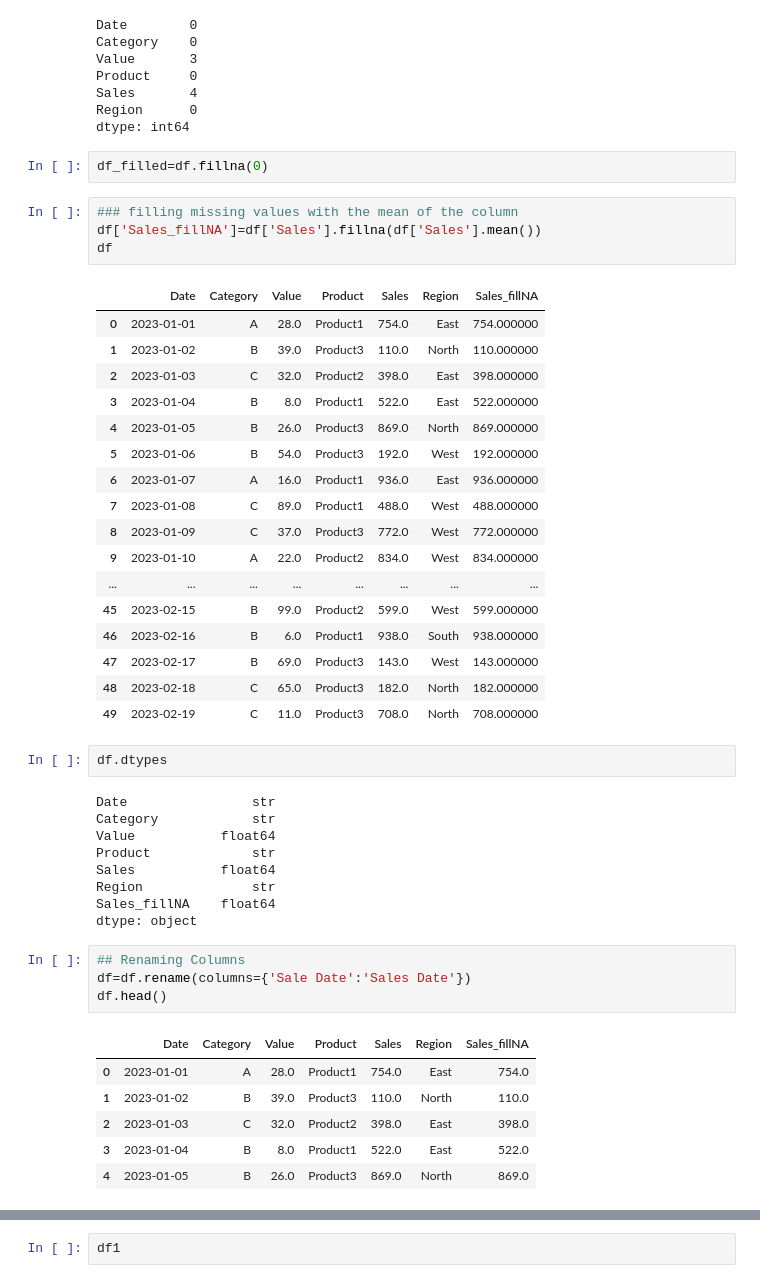
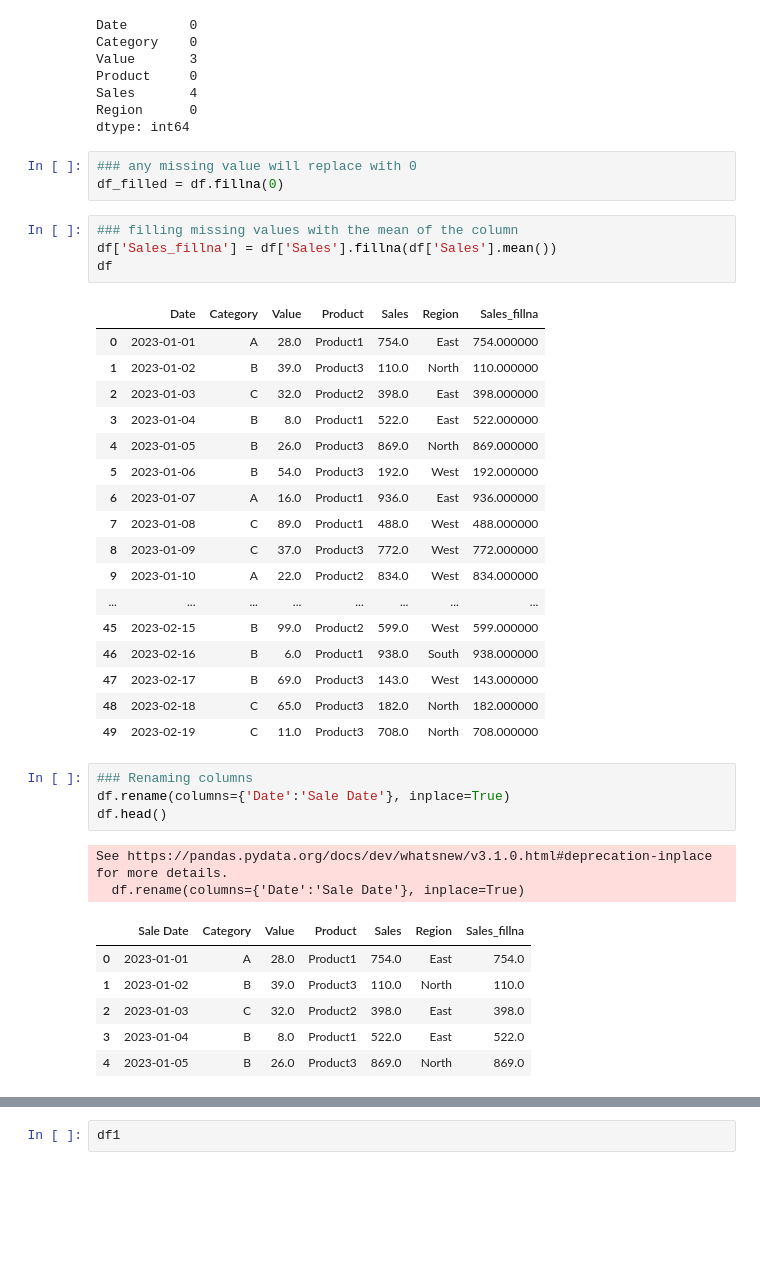
Before and after one commit to nitish-mandal/Data-Analytics, a Jupyter notebook: Data_Analysis_with_python/10.3-data_manipulation.ipynb, the cells around one changed output, grey strips where cells are left out. Cells and saved outputs as stored; diff of their text form; blank space fills up the shorter version.

```diff
--- a/Data_Analysis_with_python/10.3-datamanipulation.ipynb
+++ b/Data_Analysis_with_python/10.3-data_manipulation.ipynb
@@ -66,14 +67,15 @@ Product     0
 Sales       4
 Region      0
 dtype: int64
-# %%
-df_filled=df.fillna(0)
+# %%
+### any missing value will replace with 0
+df_filled = df.fillna(0)
 # %%
 ### filling missing values with the mean of the column
-df['Sales_fillNA']=df['Sales'].fillna(df['Sales'].mean())
+df['Sales_fillna'] = df['Sales'].fillna(df['Sales'].mean())
 df
 # %% [output]
-|  | Date | Category | Value | Product | Sales | Region | Sales_fillNA |
+|  | Date | Category | Value | Product | Sales | Region | Sales_fillna |
 | 0 | 2023-01-01 | A | 28.0 | Product1 | 754.0 | East | 754.000000 |
 | 1 | 2023-01-02 | B | 39.0 | Product3 | 110.0 | North | 110.000000 |
 | 2 | 2023-01-03 | C | 32.0 | Product2 | 398.0 | East | 398.000000 |
@@ -90,23 +92,14 @@ df
 | 47 | 2023-02-17 | B | 69.0 | Product3 | 143.0 | West | 143.000000 |
 | 48 | 2023-02-18 | C | 65.0 | Product3 | 182.0 | North | 182.000000 |
 | 49 | 2023-02-19 | C | 11.0 | Product3 | 708.0 | North | 708.000000 |
-# %%
-df.dtypes
-# %% [output]
-Date                str
-Category            str
-Value           float64
-Product             str
-Sales           float64
-Region              str
-Sales_fillNA    float64
-dtype: object
 # %%
-## Renaming Columns
-df=df.rename(columns={'Sale Date':'Sales Date'})
+### Renaming columns
+df.rename(columns={'Date':'Sale Date'}, inplace=True)
 df.head()
 # %% [output]
+See https://pandas.pydata.org/docs/dev/whatsnew/v3.1.0.html#deprecation-inplace for more details.
+  df.rename(columns={'Date':'Sale Date'}, inplace=True)
-|  | Date | Category | Value | Product | Sales | Region | Sales_fillNA |
+|  | Sale Date | Category | Value | Product | Sales | Region | Sales_fillna |
 | 0 | 2023-01-01 | A | 28.0 | Product1 | 754.0 | East | 754.0 |
 | 1 | 2023-01-02 | B | 39.0 | Product3 | 110.0 | North | 110.0 |
 | 2 | 2023-01-03 | C | 32.0 | Product2 | 398.0 | East | 398.0 |
```
Also changed, not shown: parts of 18 cells of this notebook, 1 other file.
